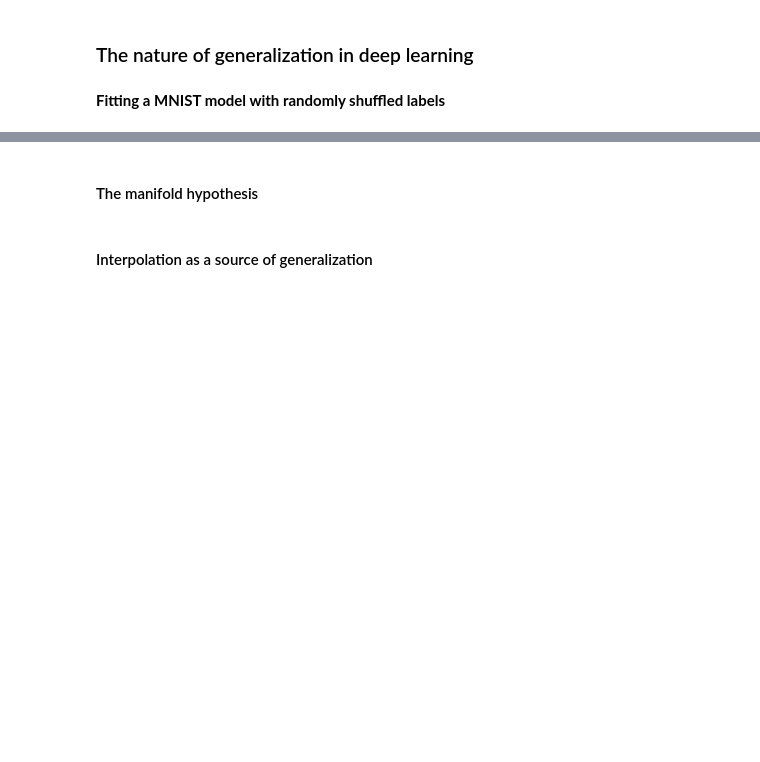
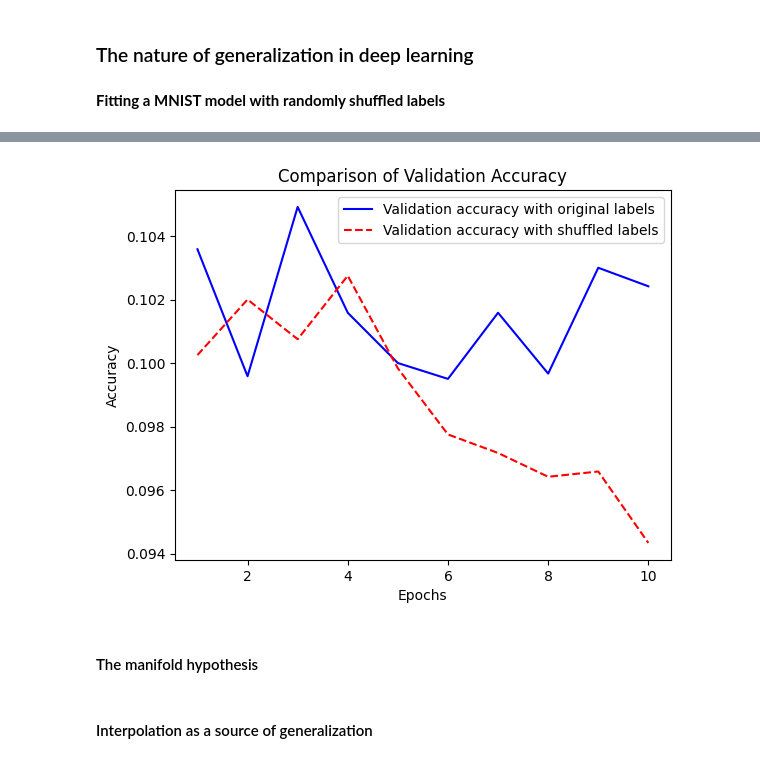
Before and after one commit to shualoalumin/deep-learning-with-python-notebooks, a Jupyter notebook: chapter05_fundamentals-of-ml.ipynb, the cells around one changed output, grey strips where cells are left out. Drawn from its saved outputs; the diff is of its cells as text; code cells hidden in the pictures; blank space fills up the shorter version.

```diff
--- a/chapter05_fundamentals-of-ml.ipynb
+++ b/chapter05_fundamentals-of-ml.ipynb
@@ -112,24 +133,27 @@ model.compile(optimizer="rmsprop",
 history_random = model.fit(train_images, random_train_labels,
           epochs=10,
           batch_size=128,
-          validation_split=0.2)
+          validation_split=0.2,
+          verbose=0)  # Set verbose to 0 to suppress logging output
 # %%
 # 정확도 비교 시각화
 import matplotlib.pyplot as plt
 
 # 원본 레이블의 validation accuracy
 val_acc_original = history_original.history["val_accuracy"]
 # 섞인 레이블의 validation accuracy
-val_acc_random = history.history["val_accuracy"]  # 이전에 학습한 random_train_labels 모델의 history
+val_acc_random = history_random.history["val_accuracy"]  # 이전에 학습한 random_train_labels 모델의 history
 
-epochs = range(1, 101)  # 100 epochs
+epochs = range(1, 11)  # 10 epochs
 plt.plot(epochs, val_acc_original, "b-", label="Validation accuracy with original labels")
 plt.plot(epochs, val_acc_random, "r--", label="Validation accuracy with shuffled labels")
 plt.title("Comparison of Validation Accuracy")
 plt.xlabel("Epochs")
 plt.ylabel("Accuracy")
 plt.legend()
 plt.show()
+# %% [output]
+[figure, added]
 # %% [markdown]
 #### The manifold hypothesis
 # %% [markdown]
```
Also changed, not shown: parts of 1 cell of this notebook.
